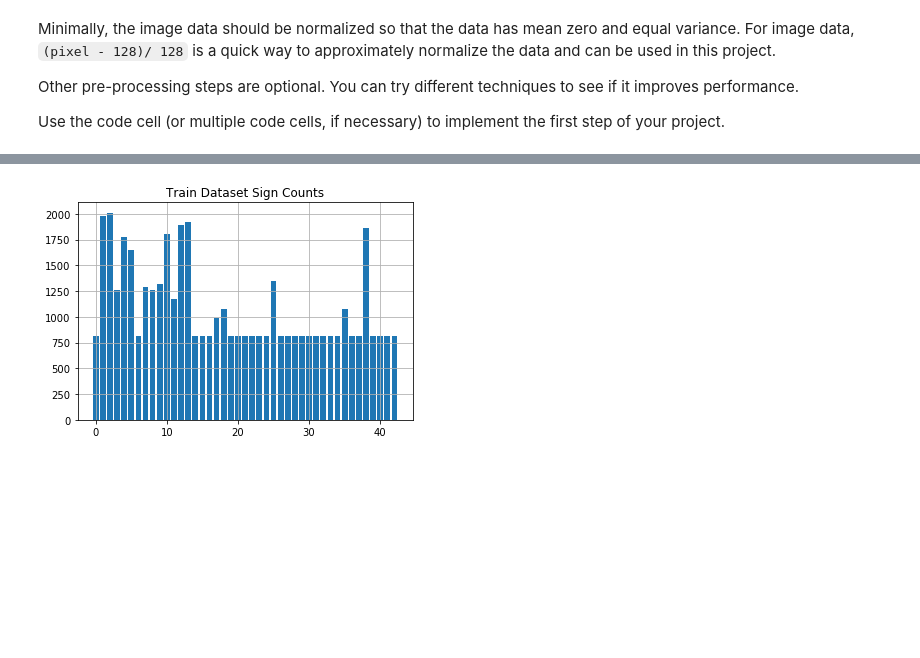
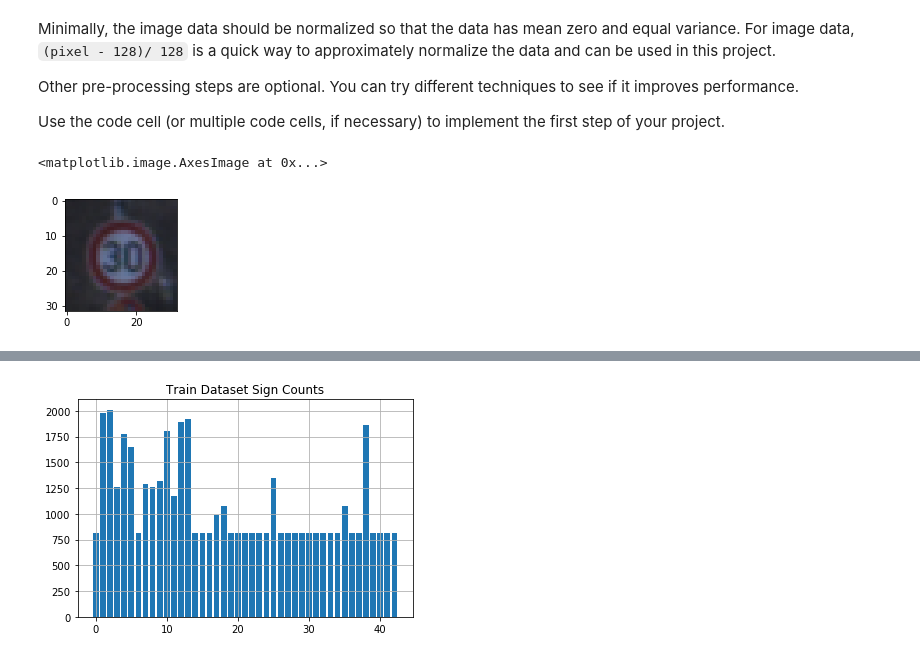
Before and after one commit to Raziv/CarND-Traffic-Sign-Classifier-Project, a Jupyter notebook: Traffic_Sign_Classifier.ipynb, the cells around one changed output, grey strips where cells are left out. Cells and saved outputs as stored; diff of their text form; code cells hidden in the pictures; blank space fills up the shorter version.

```diff
--- a/Traffic_Sign_Classifier.ipynb
+++ b/Traffic_Sign_Classifier.ipynb
@@ -240,0 +197,7 @@ y_train = np.concatenate((y_train, more_y_train), axis=0)
+# %%
+plt.figure(figsize=(2,5))
+image = X_train[4000]
+plt.imshow(image)
+# %% [output]
+<matplotlib.image.AxesImage at 0x...>
+[figure, added]
```
Also changed, not shown: parts of 25 cells of this notebook, 3 other files.
